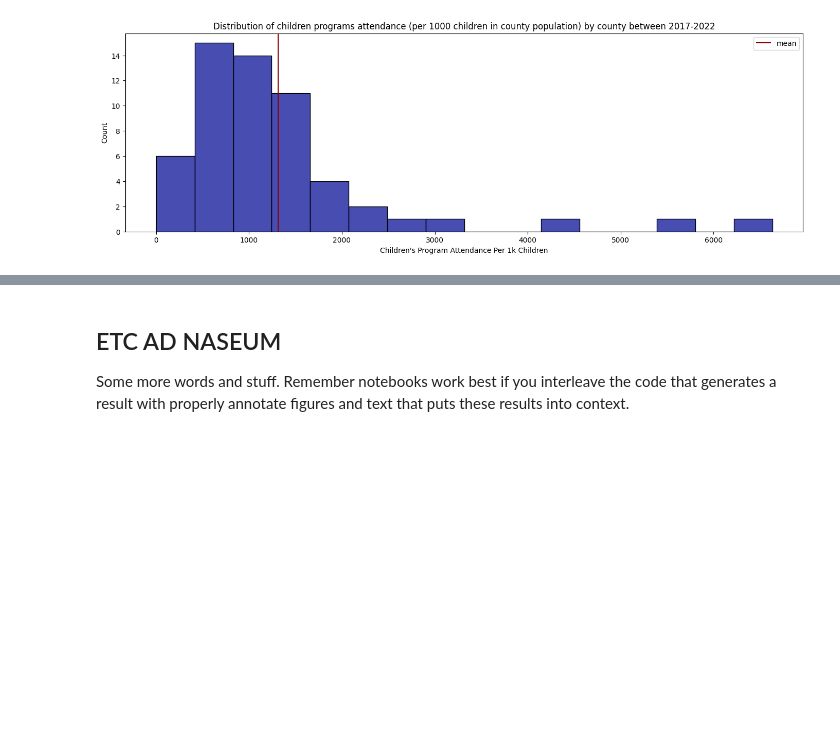
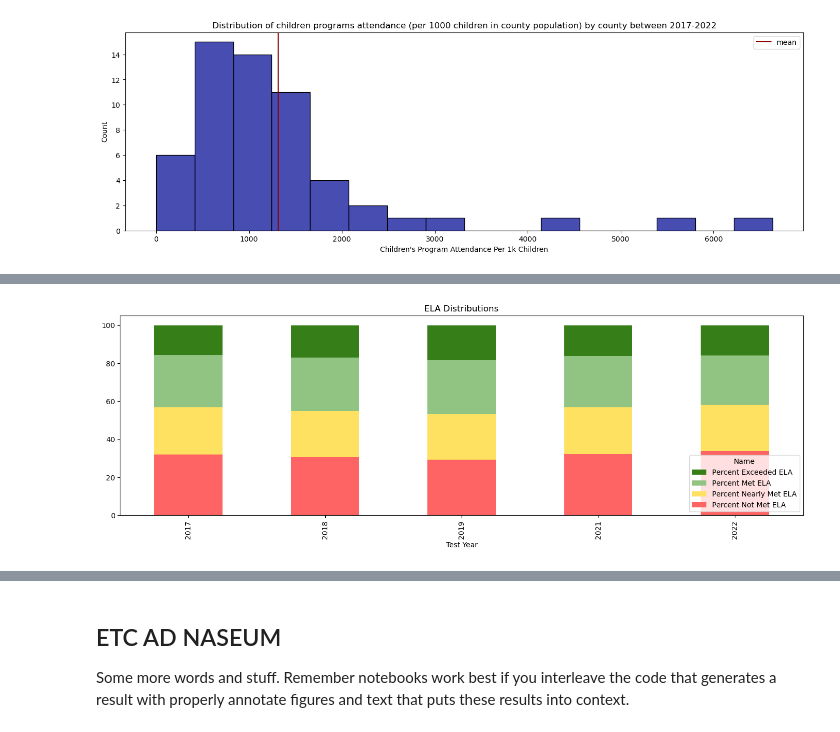
Before and after one commit to KaitlynChou/COGS-108-Project, a Jupyter notebook: FinalProject_Group057_WI24.ipynb, the cells around one changed output, grey strips where cells are left out. Saved outputs shown, nothing was run; the diff lists cells and outputs as text; code cells hidden in the pictures; blank space fills up the shorter version.

```diff
--- a/FinalProject_Group057_WI24.ipynb
+++ b/FinalProject_Group057_WI24.ipynb
@@ -440,0 +454,18 @@ plt.show()
+# %%
+# Distributions of each category (exceeded, met, nearly met, not yet) for ELA across five years
+caaspp_avg = caaspp.groupby(['County Name','Test Year']).aggregate('mean').reset_index()
+caaspp_avg = caaspp_avg.drop('County Name', axis=1)
+caaspp_avgnew = caaspp_avg.groupby('Test Year').aggregate('mean').reset_index()
+
+ela = ['Test Year', 'Percent Not Met ELA', 'Percent Nearly Met ELA', 'Percent Met ELA','Percent Exceeded ELA']
+caaspp_avgnew[ela].plot(x='Test Year', kind='bar', stacked=True, title='ELA Distributions', color=['#FF6464','#FFE162' ,'#91C483', '#367E18'])
+
+# Reverse legend order
+handles, labels = plt.gca().get_legend_handles_labels()
+handles = handles[::-1]
+labels = labels[::-1]
+plt.legend(handles, labels, title='Name', loc='lower right')
+
+plt.show()
+# %% [output]
+[figure, added]
```
Also changed, not shown: parts of 13 cells of this notebook, 1 other file.
